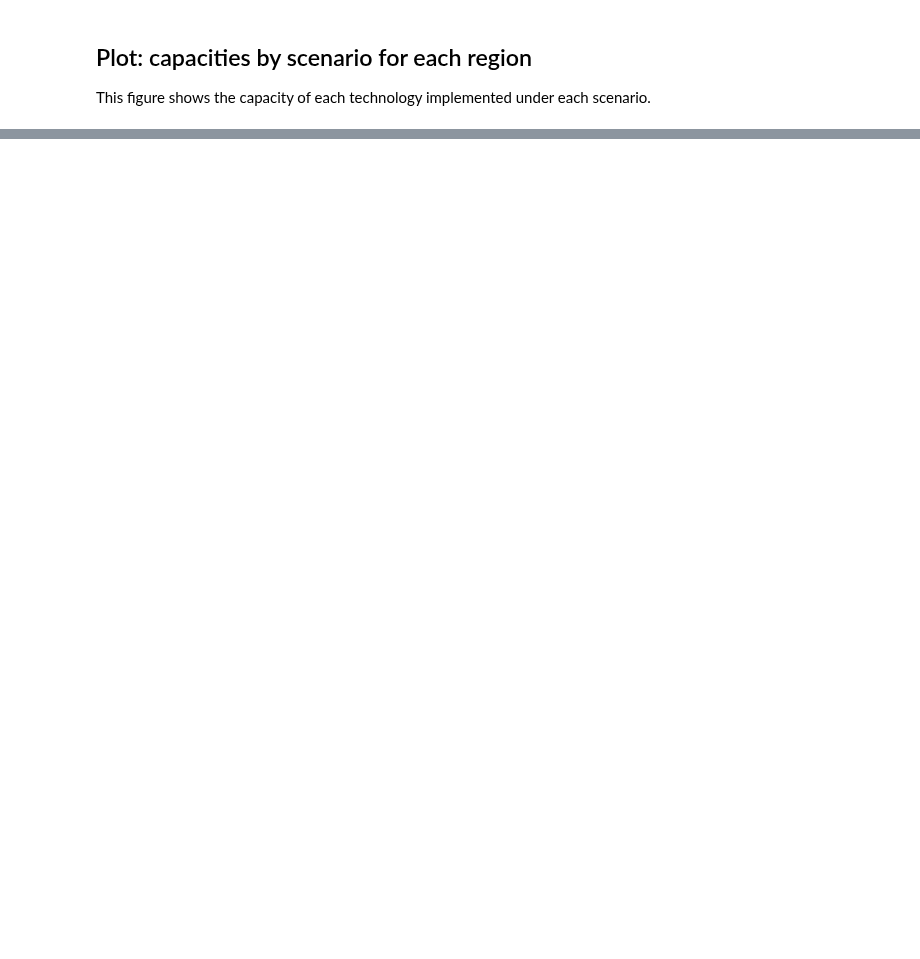
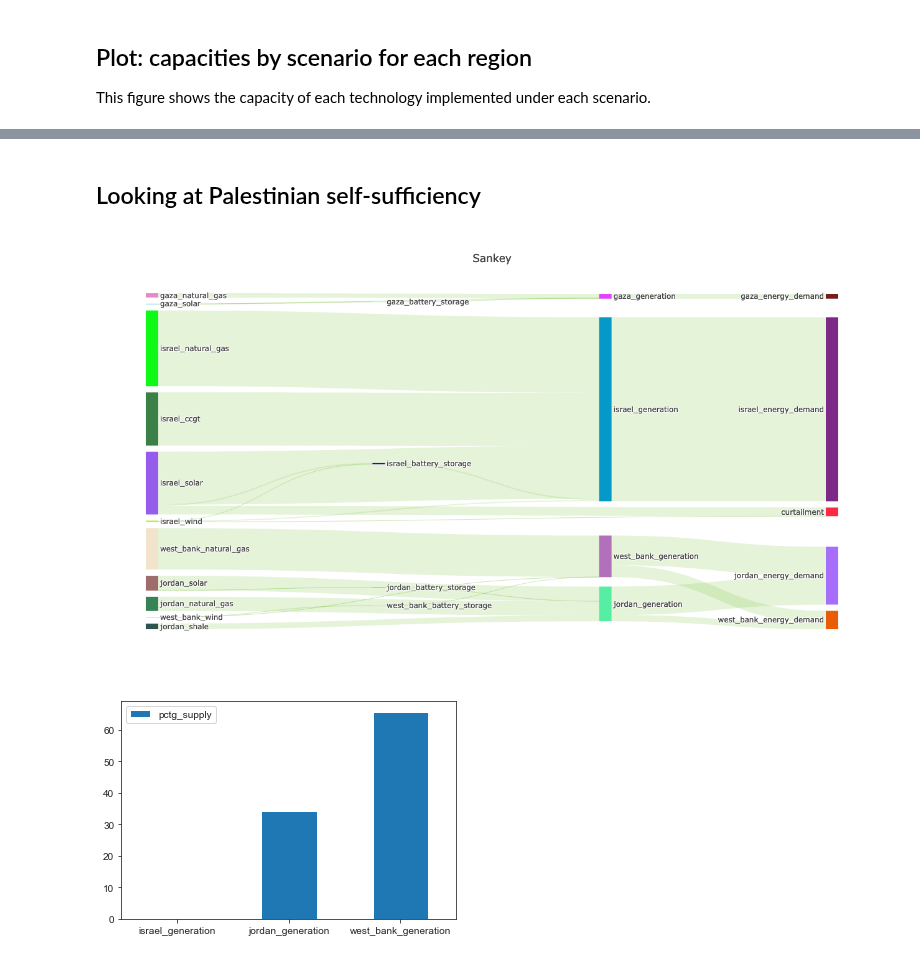
Before and after one commit to amanmajid/nextra, a Jupyter notebook: analysis/icae_results.ipynb, the cells around one changed output, grey strips where cells are left out. Cells and saved outputs as stored; diff of their text form; code cells hidden in the pictures; blank space fills up the shorter version.

```diff
--- a/analysis/icae_results.ipynb
+++ b/analysis/icae_results.ipynb
@@ -428,0 +457,11 @@ results['BAU'].nodes
+# %% [markdown]
+## Looking at Palestinian self-sufficiency
+# %%
+region='west_bank'
+scenario='EAG'
+results[scenario].plot_self_sufficiency(region=region)
+results[scenario].get_self_sufficiency(region=region)
+results[scenario].plot_flows_sankey()
+# %% [output]
+[figure, added]
+[figure, added]
```
Also changed, not shown: parts of 19 cells of this notebook, 6 other files.
